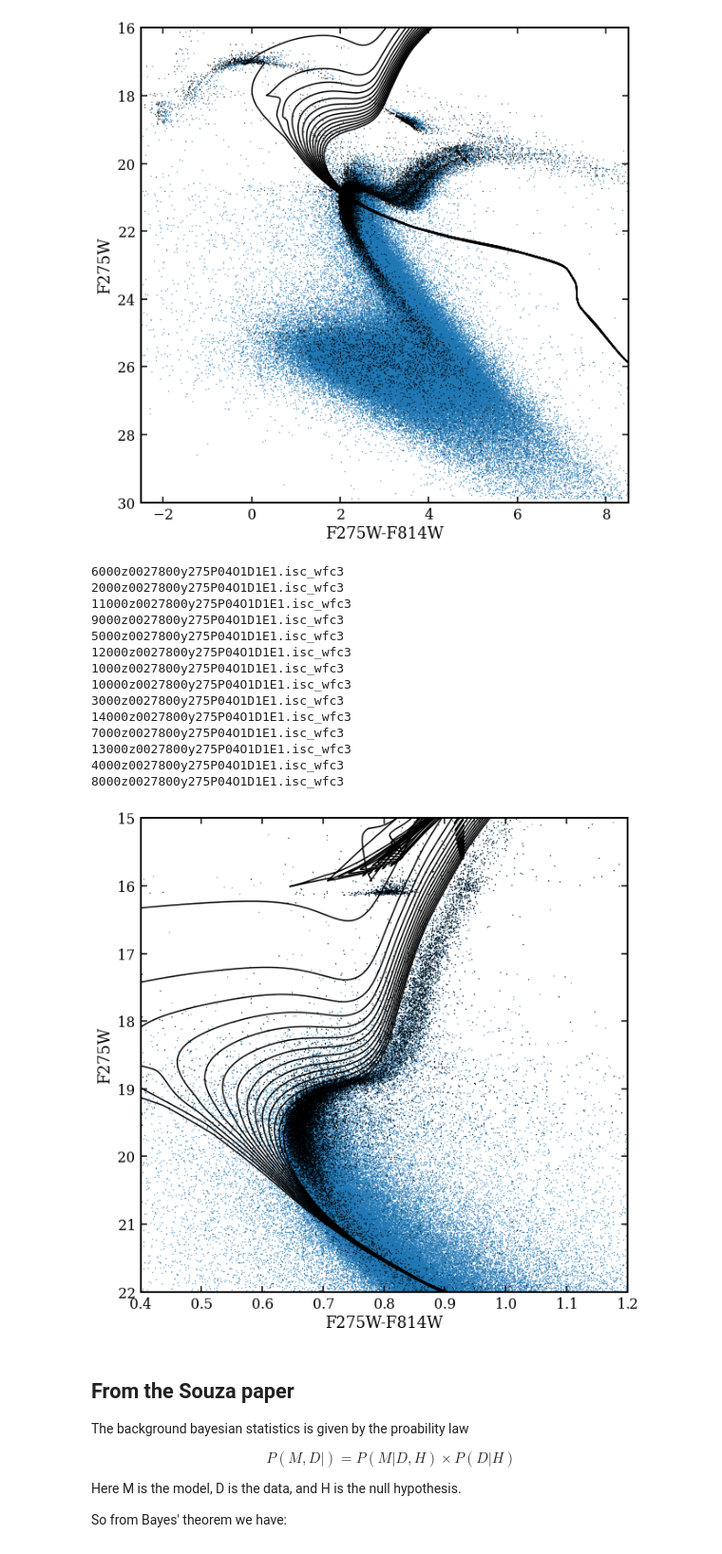
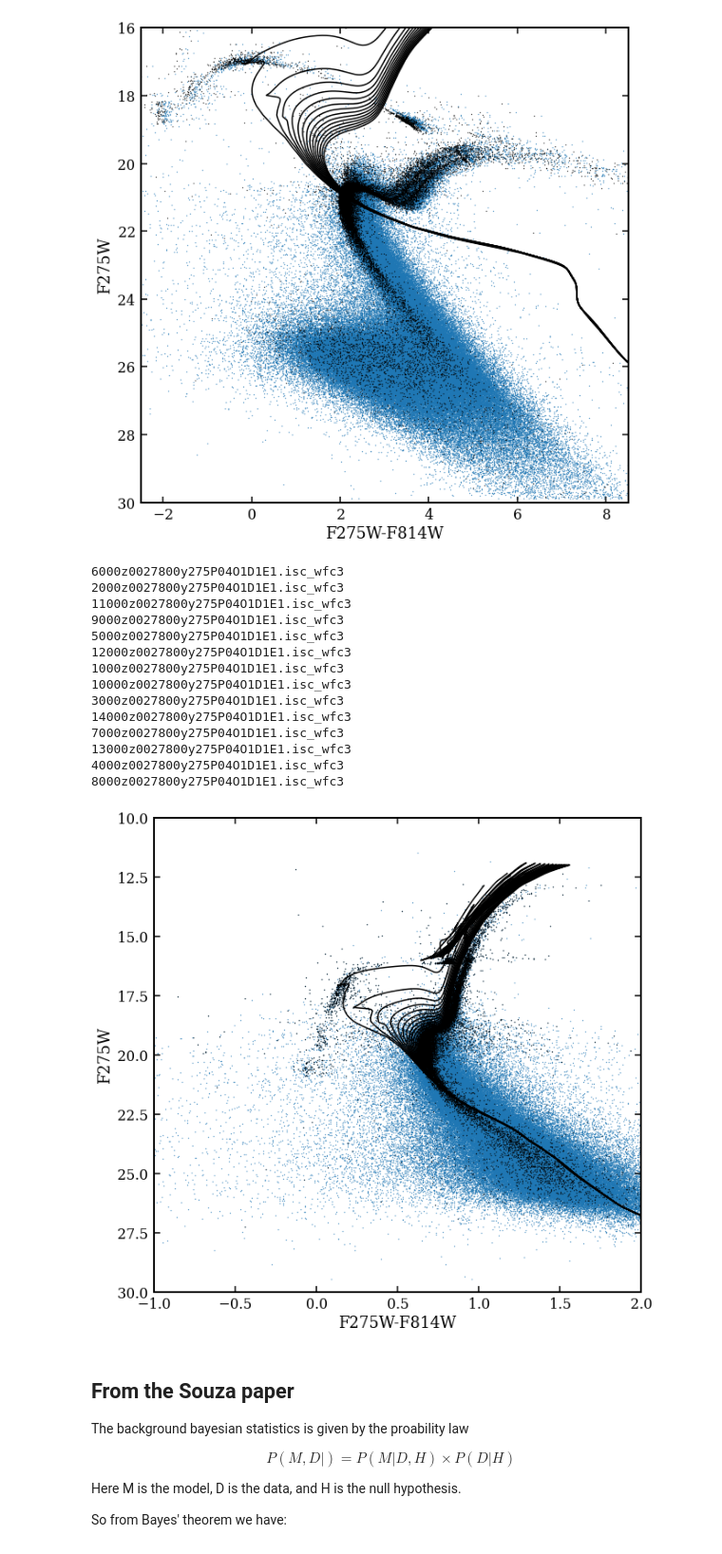
Before and after one commit to AndrewGraus/GC_project_code, a Jupyter notebook: Isochrone_tests.ipynb, the cells around one changed output. Shown at 95% size. Cells and saved outputs as stored; diff of their text form; code cells hidden in the pictures.

```diff
--- a/Isochrone_tests.ipynb
+++ b/Isochrone_tests.ipynb
@@ -355,36 +415,40 @@ for basti_file in os.listdir('../Basti_isochrones/FEHm2em3/'):
 
     basti_f275w = f_basti[:,6]
     basti_f336w = f_basti[:,7]
     basti_f438w = f_basti[:,9]
     basti_f606w = f_basti[:,12]
     basti_f814w = f_basti[:,15]
 
     plt.plot((basti_f606w-basti_f814w)+0.15, basti_f814w+16,color='k')
 
 plt.scatter(F606_orig-F814_orig,F606_orig,color='C0',s=0.1)
 plt.scatter(F606-F814,F606,color='k',s=0.1)
 #plt.plot(mist_f275w[mask_age]-mist_f814w[mask_age],mist_f275w[mask_age],color='k')
-plt.xlim([0.4,1.2])
-plt.ylim([22,15])
+#plt.xlim([0.4,1.2])
+#plt.ylim([22,15])
+
+plt.xlim([-1.0,2.0])
+plt.ylim([30,10])
+
 plt.xlabel('F275W-F814W')
 plt.ylabel('F275W')
 plt.show()
 # %% [output]
 6000z0027800y275P04O1D1E1.isc_wfc3
 2000z0027800y275P04O1D1E1.isc_wfc3
 11000z0027800y275P04O1D1E1.isc_wfc3
 9000z0027800y275P04O1D1E1.isc_wfc3
 5000z0027800y275P04O1D1E1.isc_wfc3
 12000z0027800y275P04O1D1E1.isc_wfc3
 1000z0027800y275P04O1D1E1.isc_wfc3
 10000z0027800y275P04O1D1E1.isc_wfc3
 3000z0027800y275P04O1D1E1.isc_wfc3
 14000z0027800y275P04O1D1E1.isc_wfc3
 7000z0027800y275P04O1D1E1.isc_wfc3
 13000z0027800y275P04O1D1E1.isc_wfc3
 4000z0027800y275P04O1D1E1.isc_wfc3
 8000z0027800y275P04O1D1E1.isc_wfc3
-[figure, old version]
+[figure, new version]
 # %% [markdown]
 ## From the Souza paper
 
```
Also changed, not shown: parts of 16 cells of this notebook.
